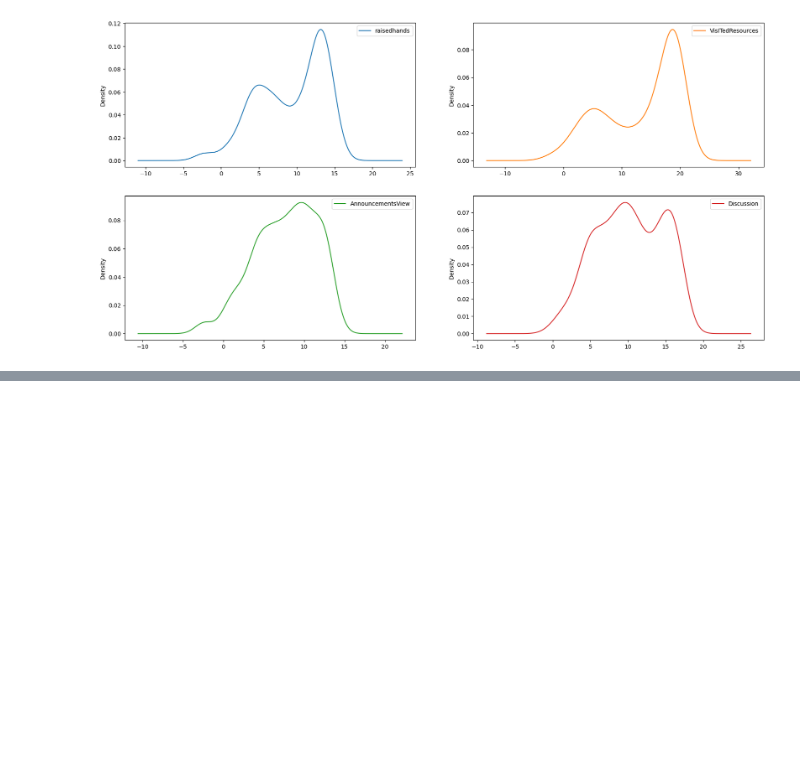
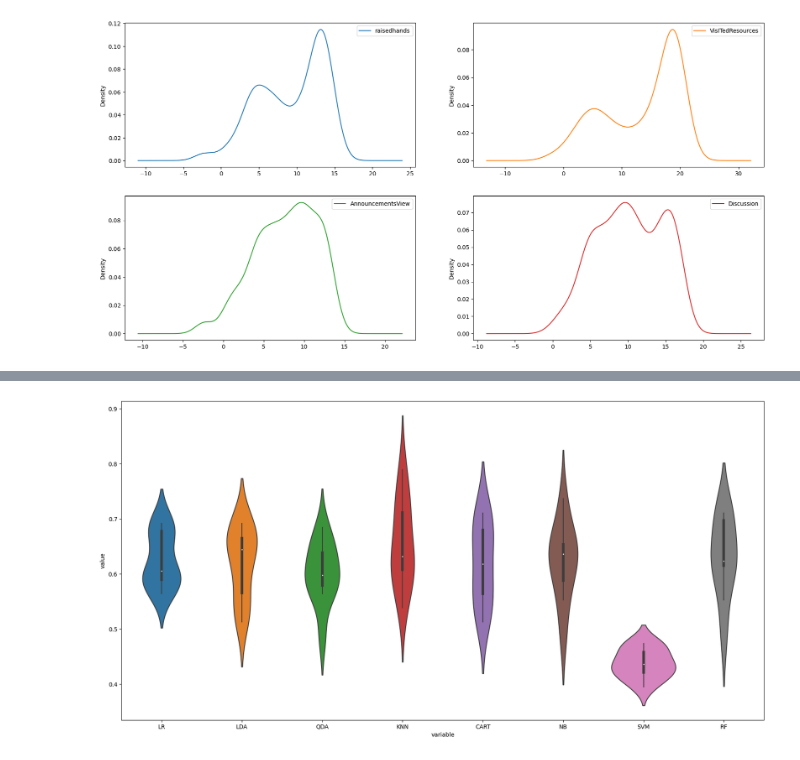
Before and after one commit to vanhalen42/student_academic_performance, a Jupyter notebook: simple_correlation_analysis copy.ipynb, the cells around one changed output, grey strips where cells are left out. Cells and saved outputs as stored; diff of their text form; code cells hidden in the pictures; blank space fills up the shorter version.

```diff
--- a/simple_correlation_analysis copy.ipynb
+++ b/simple_correlation_analysis copy.ipynb
@@ -340,0 +443,12 @@ data_numeric.head()
+# %%
+# compare algorithms with violin plot using sns
+import seaborn as sns
+
+df = pd.DataFrame(results).T
+df.columns = names
+df = pd.melt(df, value_vars=names)
+fig = plt.figure(figsize=(20, 10))
+sns.violinplot(x='variable', y='value', data=df)
+plt.show()
+# %% [output]
+[figure, added]
```
Also changed, not shown: parts of 9 cells of this notebook.
